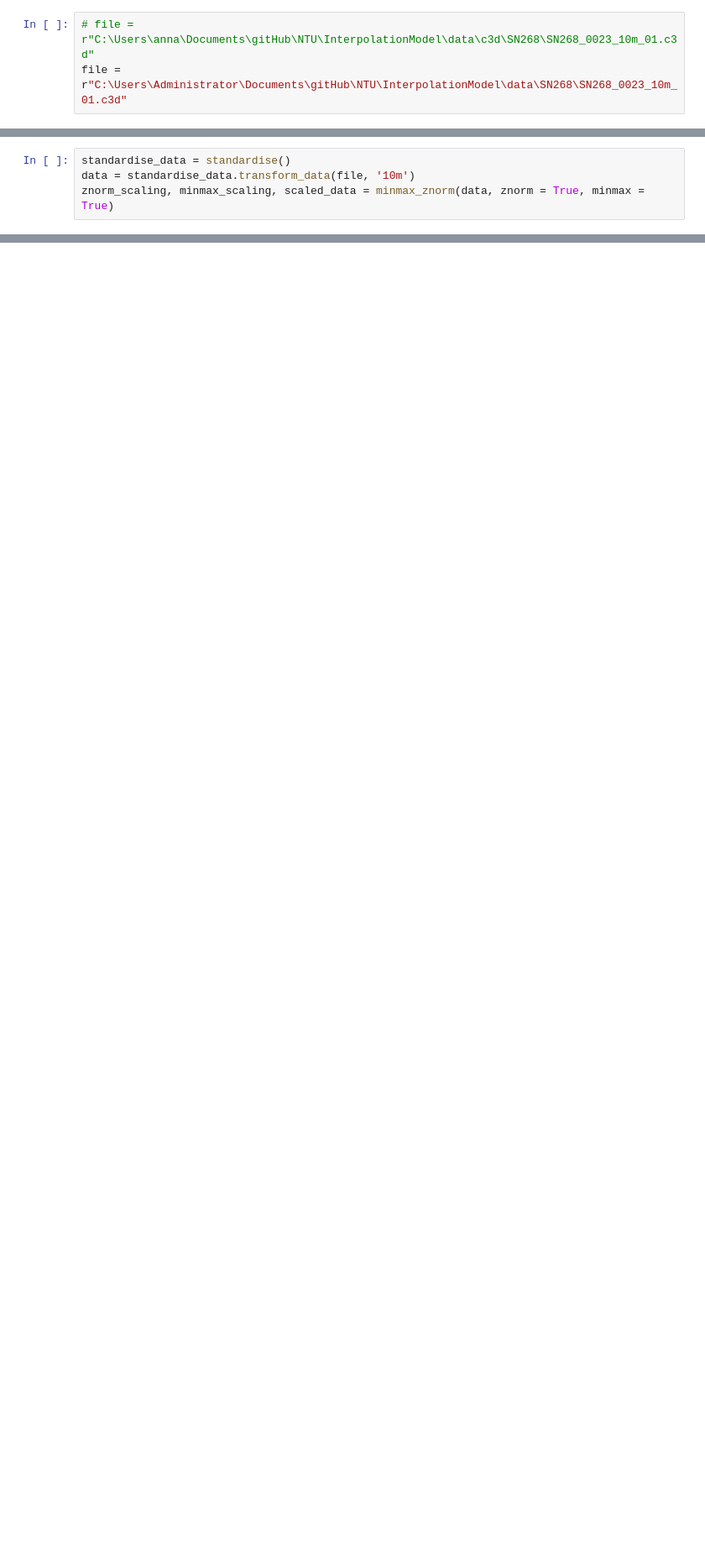
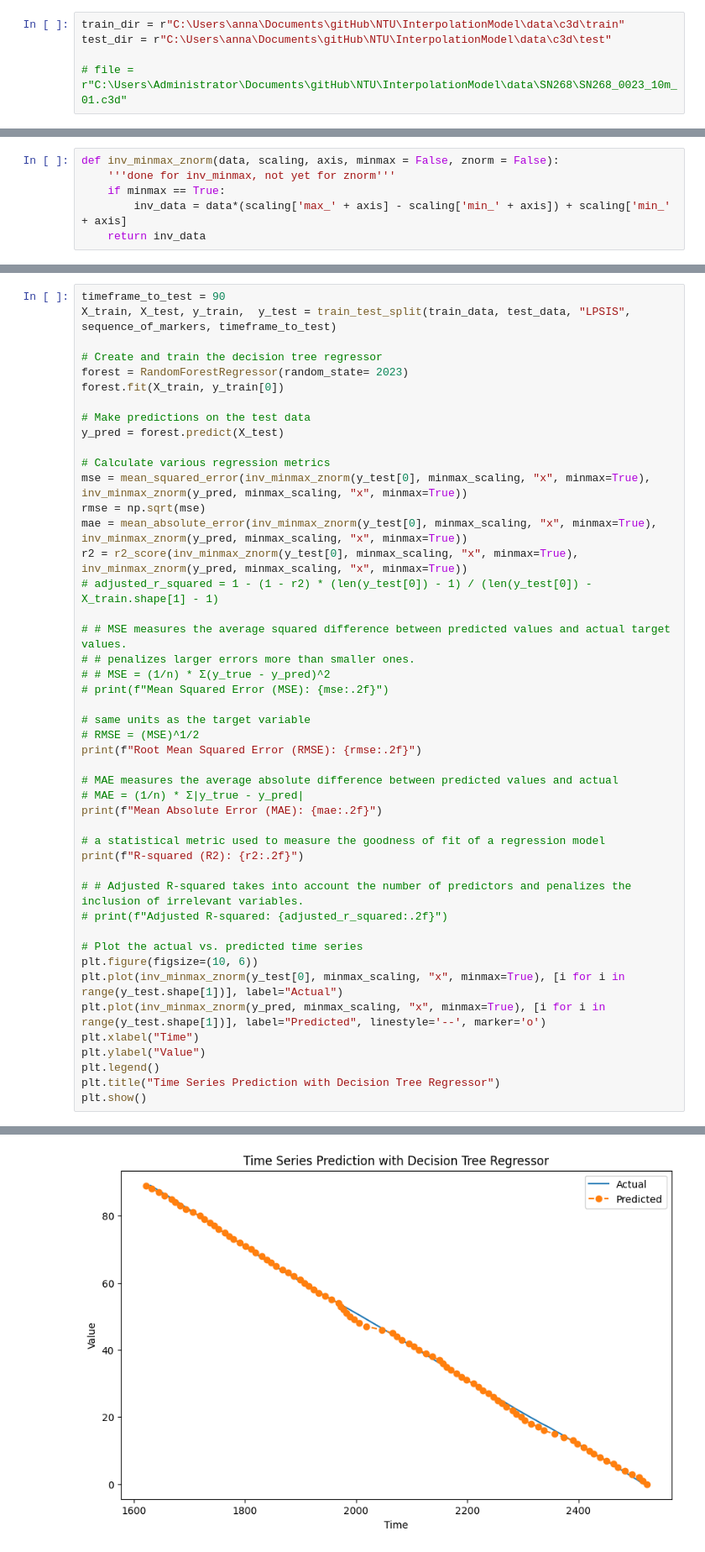
Before and after one commit to anna-choo/InterpolationModel, a Jupyter notebook: sandbox/pilotTest.ipynb, the cells around one changed output, grey strips where cells are left out. Shown at 84% size. Drawn from its saved outputs; the diff is of its cells as text; blank space fills up the shorter version.

Commit message:
first draft of randomforestregressor done

```diff
--- a/sandbox/pilotTest.ipynb
+++ b/sandbox/pilotTest.ipynb
@@ -6,6 +9,8 @@ from sklearn.preprocessing import MinMaxScaler
 # %%
-# file = r"C:\Users\anna\Documents\gitHub\NTU\InterpolationModel\data\c3d\SN268\SN268_0023_10m_01.c3d"
-file = r"C:\Users\Administrator\Documents\gitHub\NTU\InterpolationModel\data\SN268\SN268_0023_10m_01.c3d"
+train_dir = r"C:\Users\anna\Documents\gitHub\NTU\InterpolationModel\data\c3d\train"
+test_dir = r"C:\Users\anna\Documents\gitHub\NTU\InterpolationModel\data\c3d\test"
+
+# file = r"C:\Users\Administrator\Documents\gitHub\NTU\InterpolationModel\data\SN268\SN268_0023_10m_01.c3d"
 # %%
 class standardise:
     def __init__(self):
@@ -219,7 +237,3 @@ def minmax_znorm(data, znorm = True, minmax = True):
         # scaler = MinMaxScaler(feature_range=(0, 1))
         # minmax_znorm_data = scaler.fit_transform(znorm_data_in_each_axis)
         #     minmax_znorm_data = np.dstack((minmax_znorm_data, scaler.fit_transform(znorm_data_in_each_axis)))
-# %%
-standardise_data = standardise()
-data = standardise_data.transform_data(file, '10m')
-znorm_scaling, minmax_scaling, scaled_data = minmax_znorm(data, znorm = True, minmax = True)
@@ -305,0 +250,6 @@ SyntaxError: expected ':' (3775832973.py, line 1)
+# %%
+def inv_minmax_znorm(data, scaling, axis, minmax = False, znorm = False):
+    '''done for inv_minmax, not yet for znorm'''
+    if minmax == True:
+        inv_data = data*(scaling['max_' + axis] - scaling['min_' + axis]) + scaling['min_' + axis]
+    return inv_data
@@ -305,0 +420,47 @@ SyntaxError: expected ':' (3775832973.py, line 1)
+# %%
+timeframe_to_test = 90
+X_train, X_test, y_train,  y_test = train_test_split(train_data, test_data, "LPSIS", sequence_of_markers, timeframe_to_test)
+
+# Create and train the decision tree regressor
+forest = RandomForestRegressor(random_state= 2023)
+forest.fit(X_train, y_train[0])
+
+# Make predictions on the test data
+y_pred = forest.predict(X_test)
+
+# Calculate various regression metrics
+mse = mean_squared_error(inv_minmax_znorm(y_test[0], minmax_scaling, "x", minmax=True), inv_minmax_znorm(y_pred, minmax_scaling, "x", minmax=True))
+rmse = np.sqrt(mse)
+mae = mean_absolute_error(inv_minmax_znorm(y_test[0], minmax_scaling, "x", minmax=True), inv_minmax_znorm(y_pred, minmax_scaling, "x", minmax=True))
+r2 = r2_score(inv_minmax_znorm(y_test[0], minmax_scaling, "x", minmax=True), inv_minmax_znorm(y_pred, minmax_scaling, "x", minmax=True))
+# adjusted_r_squared = 1 - (1 - r2) * (len(y_test[0]) - 1) / (len(y_test[0]) - X_train.shape[1] - 1)
+
+# # MSE measures the average squared difference between predicted values and actual target values.
+# # penalizes larger errors more than smaller ones.
+# # MSE = (1/n) * Σ(y_true - y_pred)^2
+# print(f"Mean Squared Error (MSE): {mse:.2f}")
+
+# same units as the target variable
+# RMSE = (MSE)^1/2
+print(f"Root Mean Squared Error (RMSE): {rmse:.2f}")
+
+# MAE measures the average absolute difference between predicted values and actual
+# MAE = (1/n) * Σ|y_true - y_pred|
+print(f"Mean Absolute Error (MAE): {mae:.2f}")
+
+# a statistical metric used to measure the goodness of fit of a regression model
+print(f"R-squared (R2): {r2:.2f}")
+
+# # Adjusted R-squared takes into account the number of predictors and penalizes the inclusion of irrelevant variables.
+# print(f"Adjusted R-squared: {adjusted_r_squared:.2f}")
+
+# Plot the actual vs. predicted time series
+plt.figure(figsize=(10, 6))
+plt.plot(inv_minmax_znorm(y_test[0], minmax_scaling, "x", minmax=True), [i for i in range(y_test.shape[1])], label="Actual")
+plt.plot(inv_minmax_znorm(y_pred, minmax_scaling, "x", minmax=True), [i for i in range(y_test.shape[1])], label="Predicted", linestyle='--', marker='o')
+plt.xlabel("Time")
+plt.ylabel("Value")
+plt.legend()
+plt.title("Time Series Prediction with Decision Tree Regressor")
+plt.show()
+# %% [output]
@@ -305,0 +470 @@ SyntaxError: expected ':' (3775832973.py, line 1)
+[figure, added]
```
Also changed, not shown: parts of 17 cells of this notebook.
